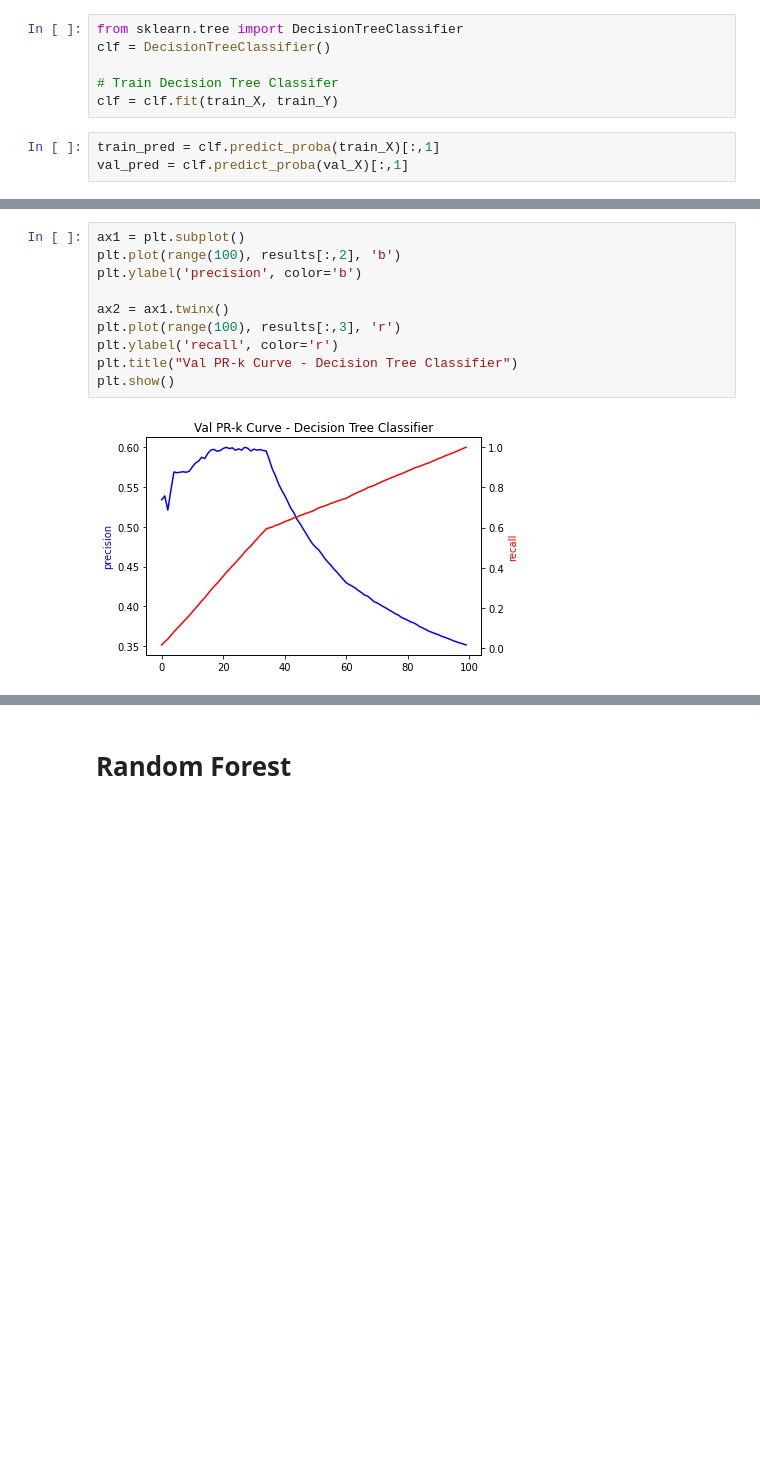
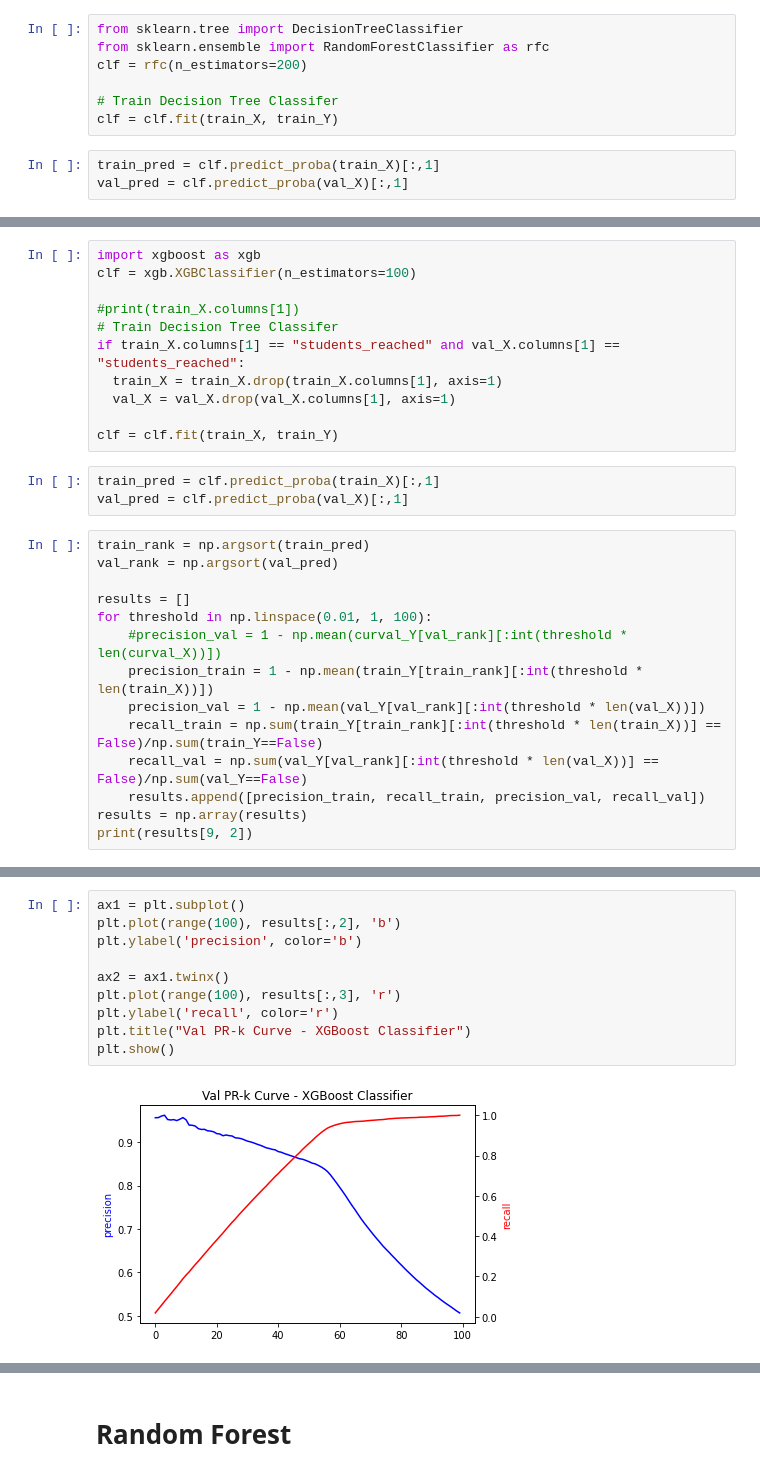
Before and after one commit to HoningJade/ML-in-Practice-Project, a Jupyter notebook: Assignment_4_Modelgrid_and_Initialresult_overtime.ipynb, the cells around one changed output, grey strips where cells are left out. Drawn from its saved outputs; the diff is of its cells as text; blank space fills up the shorter version.

Commit message:
Added xgboost

```diff
--- a/Assignment_4_Modelgrid_and_Initialresult_overtime.ipynb
+++ b/Assignment_4_Modelgrid_and_Initialresult_overtime.ipynb
@@ -688,6 +676,7 @@ file1.close()
 # %%
 from sklearn.tree import DecisionTreeClassifier
-clf = DecisionTreeClassifier()
+from sklearn.ensemble import RandomForestClassifier as rfc
+clf = rfc(n_estimators=200)
 
 # Train Decision Tree Classifer
 clf = clf.fit(train_X, train_Y)
@@ -725,0 +729,28 @@ plt.show()
+# %%
+import xgboost as xgb
+clf = xgb.XGBClassifier(n_estimators=100)
+
+#print(train_X.columns[1])
+# Train Decision Tree Classifer
+if train_X.columns[1] == "students_reached" and val_X.columns[1] == "students_reached":
+  train_X = train_X.drop(train_X.columns[1], axis=1)
+  val_X = val_X.drop(val_X.columns[1], axis=1)
+
+clf = clf.fit(train_X, train_Y)
+# %%
+train_pred = clf.predict_proba(train_X)[:,1]
+val_pred = clf.predict_proba(val_X)[:,1]
+# %%
+train_rank = np.argsort(train_pred)
+val_rank = np.argsort(val_pred)
+
+results = []
+for threshold in np.linspace(0.01, 1, 100):
+    #precision_val = 1 - np.mean(curval_Y[val_rank][:int(threshold * len(curval_X))])
+    precision_train = 1 - np.mean(train_Y[train_rank][:int(threshold * len(train_X))])
+    precision_val = 1 - np.mean(val_Y[val_rank][:int(threshold * len(val_X))])
+    recall_train = np.sum(train_Y[train_rank][:int(threshold * len(train_X))] == False)/np.sum(train_Y==False)
+    recall_val = np.sum(val_Y[val_rank][:int(threshold * len(val_X))] == False)/np.sum(val_Y==False)
+    results.append([precision_train, recall_train, precision_val, recall_val])
+results = np.array(results)
+print(results[9, 2])
@@ -726,12 +759,12 @@ plt.show()
 # %%
 ax1 = plt.subplot()
 plt.plot(range(100), results[:,2], 'b')
 plt.ylabel('precision', color='b')
 
 ax2 = ax1.twinx()
 plt.plot(range(100), results[:,3], 'r')
 plt.ylabel('recall', color='r')
-plt.title("Val PR-k Curve - Decision Tree Classifier")
+plt.title("Val PR-k Curve - XGBoost Classifier")
 plt.show()
 # %% [output]
-[figure, old version]
+[figure, new version]
```
Also changed, not shown: parts of 38 cells of this notebook.
